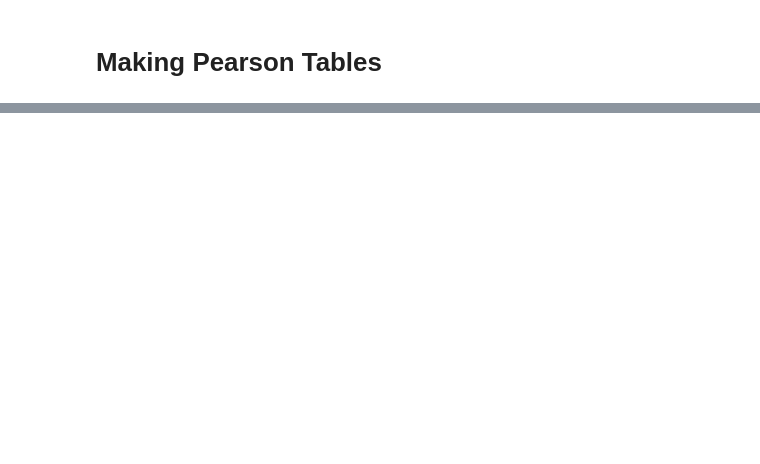
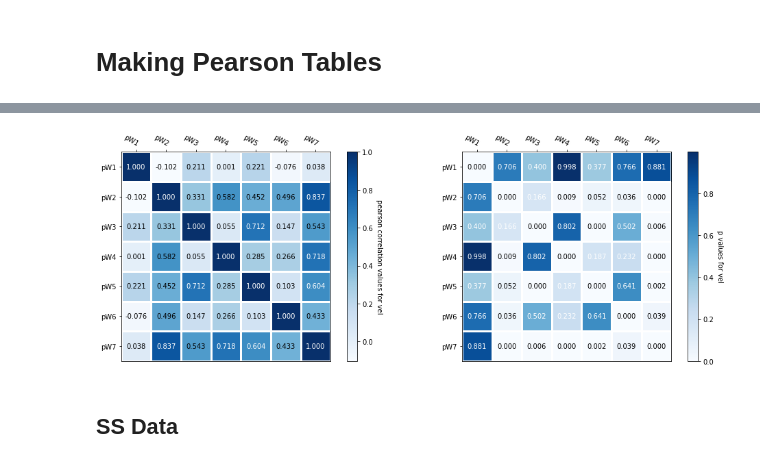
Before and after one commit to mwvgroup/SN-Spectral-Evolution, a Jupyter notebook: notebooks/pew_vel_heatmaps.ipynb, the cells around one changed output, grey strips where cells are left out. Cells and saved outputs as stored; diff of their text form; code cells hidden in the pictures; blank space fills up the shorter version.

```diff
--- a/notebooks/pew_vel_heatmaps.ipynb
+++ b/notebooks/pew_vel_heatmaps.ipynb
@@ -169,0 +409,6 @@ vel_comparison_cn.to_csv(path + '/results/vel_pearson_comparison_cn.csv')
+# %%
+plot_heat_map(carray_vel_cn, parray_vel_cn, 'vel')
+# %% [output]
+[figure, added]
+# %% [markdown]
+## SS Data
```
Also changed, not shown: parts of 27 cells of this notebook.
